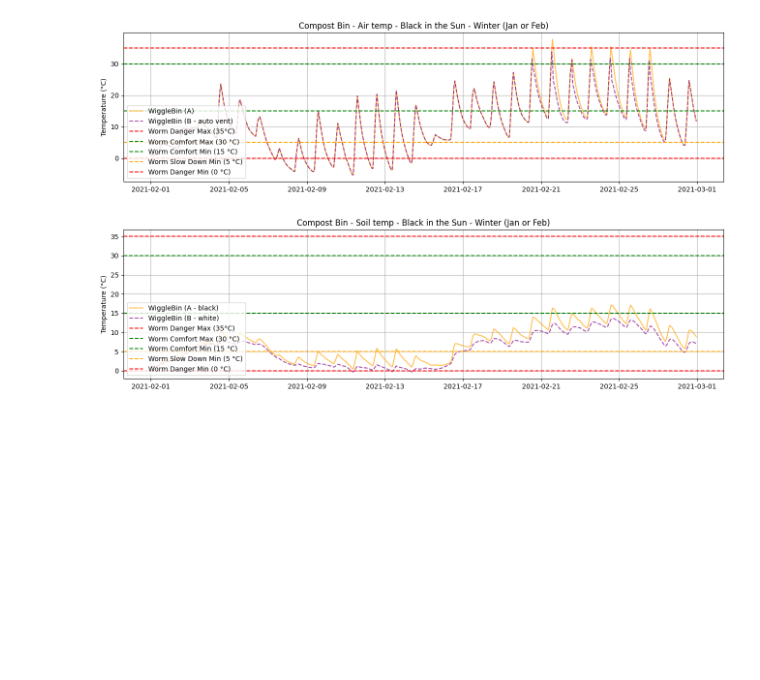
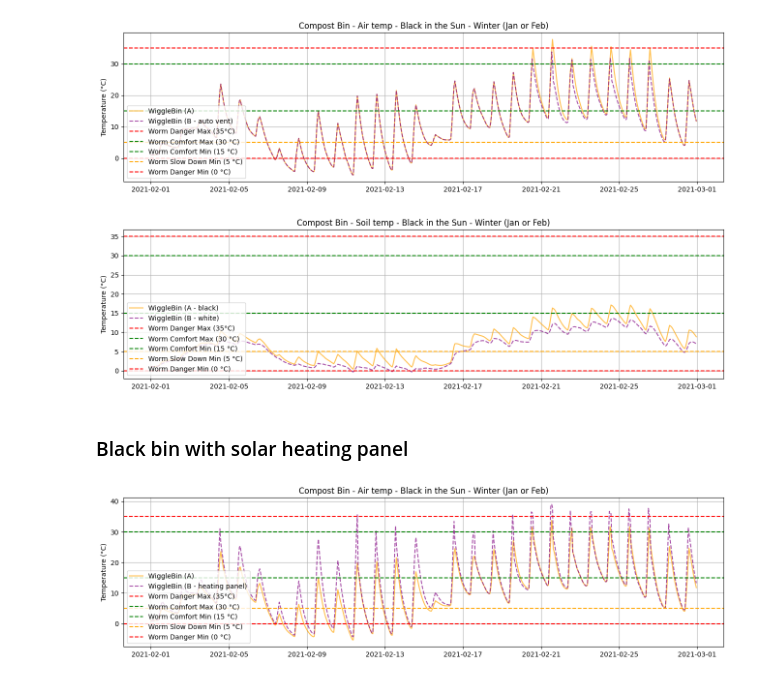
Before and after one commit to wiggle-bin/wiggle-research, a Jupyter notebook: wiggle-bin-winter-model.ipynb, the cells around one changed output. Saved outputs shown, nothing was run; the diff lists cells and outputs as text; code cells hidden in the pictures; blank space fills up the shorter version.

Commit message:
Added comparison plot for adding a solar heating panel

```diff
--- a/wiggle-bin-winter-model.ipynb
+++ b/wiggle-bin-winter-model.ipynb
@@ -64,13 +64,13 @@ plt.show()
 ### Black bin in sun
 # %%
 # air ambient
-selected_winter['bin_a'] = simulate(
+selected_winter['bin_black_a'] = simulate(
     selected_winter,
     partial_shade=True,
     color='black',
     insulation=True
 )
-selected_winter['bin_b'] = simulate(
+selected_winter['bin_black_b'] = simulate(
     selected_winter,
     partial_shade=True,
     color='black',
@@ -81,8 +81,8 @@ selected_winter['bin_b'] = simulate(
 plt.figure(figsize=(16, 4))
 # plt.plot(selected_summer.index, selected_summer['temp'], label='Air Temp', color='skyblue')
 # plt.plot(selected_summer.index, selected_summer['soil_0_7'], label='Soil Temp', color='brown', linestyle="--", alpha=0.5)
-plt.plot(selected_winter.index, selected_winter['bin_a'], label='WiggleBin (A)', color='orange', alpha=0.7)
-plt.plot(selected_winter.index, selected_winter['bin_b'], label='WiggleBin (B - auto vent)', color='purple', alpha=0.7, linestyle="--")
+plt.plot(selected_winter.index, selected_winter['bin_black_a'], label='WiggleBin (A)', color='orange', alpha=0.7)
+plt.plot(selected_winter.index, selected_winter['bin_black_b'], label='WiggleBin (B - auto vent)', color='purple', alpha=0.7, linestyle="--")
 plt.title("Compost Bin - Air temp - Black in the Sun - Winter (Jan or Feb)")
 plt.ylabel("Temperature (°C)")
 add_worm_temperature_zones()
@@ -93,7 +93,7 @@ plt.show()
 [figure]
 # %%
 # soil ambient
-selected_winter['bin_a'] = simulate(
+selected_winter['bin_black_soil_a'] = simulate(
     selected_winter,
     partial_shade=True,
     color='black',
@@ -101,7 +101,7 @@ selected_winter['bin_a'] = simulate(
     auto_venting_lid=True,
     use_soil_as_ambient=True
 )
-selected_winter['bin_b'] = simulate(
+selected_winter['bin_black_soil_b'] = simulate(
     selected_winter,
     partial_shade=True,
     color='white',
@@ -113,8 +113,8 @@ selected_winter['bin_b'] = simulate(
 plt.figure(figsize=(16, 4))
 # plt.plot(selected_summer.index, selected_summer['temp'], label='Air Temp', color='skyblue')
 # plt.plot(selected_summer.index, selected_summer['soil_0_7'], label='Soil Temp', color='brown', linestyle="--", alpha=0.5)
-plt.plot(selected_winter.index, selected_winter['bin_a'], label='WiggleBin (A - black)', color='orange', alpha=0.7)
-plt.plot(selected_winter.index, selected_winter['bin_b'], label='WiggleBin (B - white)', color='purple', alpha=0.7, linestyle="--")
+plt.plot(selected_winter.index, selected_winter['bin_black_soil_a'], label='WiggleBin (A - black)', color='orange', alpha=0.7)
+plt.plot(selected_winter.index, selected_winter['bin_black_soil_b'], label='WiggleBin (B - white)', color='purple', alpha=0.7, linestyle="--")
 plt.title("Compost Bin - Soil temp - Black in the Sun - Winter (Jan or Feb)")
 plt.ylabel("Temperature (°C)")
 add_worm_temperature_zones()
@@ -123,3 +123,37 @@ plt.grid()
 plt.show()
 # %% [output]
 [figure]
+# %% [markdown]
+### Black bin with solar heating panel
+# %%
+# air ambient
+selected_winter['bin_solar_panel_a'] = simulate(
+    selected_winter,
+    partial_shade=True,
+    color='black',
+    insulation=True,
+    auto_venting_lid=True,
+)
+selected_winter['bin_solar_panel_b'] = simulate(
+    selected_winter,
+    partial_shade=True,
+    color='black',
+    insulation=True,
+    auto_venting_lid=True,
+    solar_heating_panel=True,
+    solar_panel_area=0.5
+)
+
+plt.figure(figsize=(16, 4))
+# plt.plot(selected_summer.index, selected_summer['temp'], label='Air Temp', color='skyblue')
+# plt.plot(selected_summer.index, selected_summer['soil_0_7'], label='Soil Temp', color='brown', linestyle="--", alpha=0.5)
+plt.plot(selected_winter.index, selected_winter['bin_solar_panel_a'], label='WiggleBin (A)', color='orange', alpha=0.7)
+plt.plot(selected_winter.index, selected_winter['bin_solar_panel_b'], label='WiggleBin (B - heating panel)', color='purple', alpha=0.7, linestyle="--")
+plt.title("Compost Bin - Air temp - Black in the Sun - Winter (Jan or Feb)")
+plt.ylabel("Temperature (°C)")
+add_worm_temperature_zones()
+plt.legend(loc='lower left')
+plt.grid()
+plt.show()
+# %% [output]
+[figure, added]
```
Also changed, not shown: parts of 1 cell of this notebook, 1 other file.
